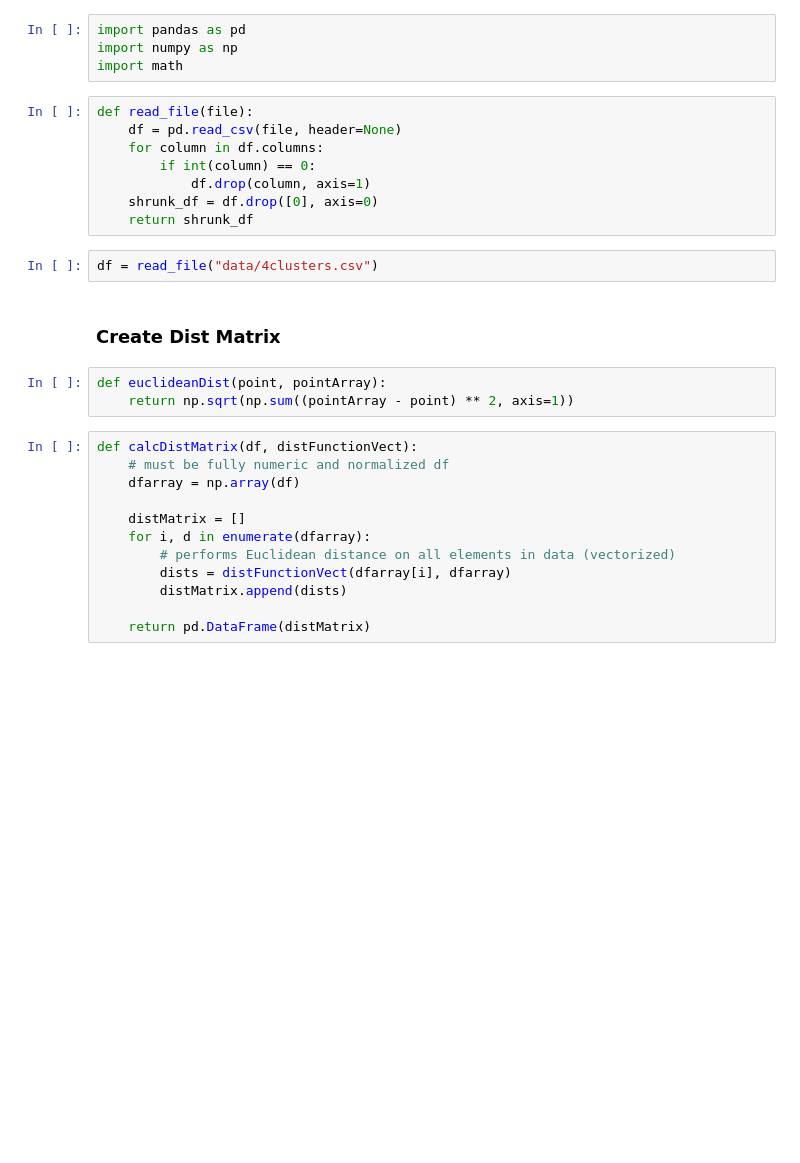
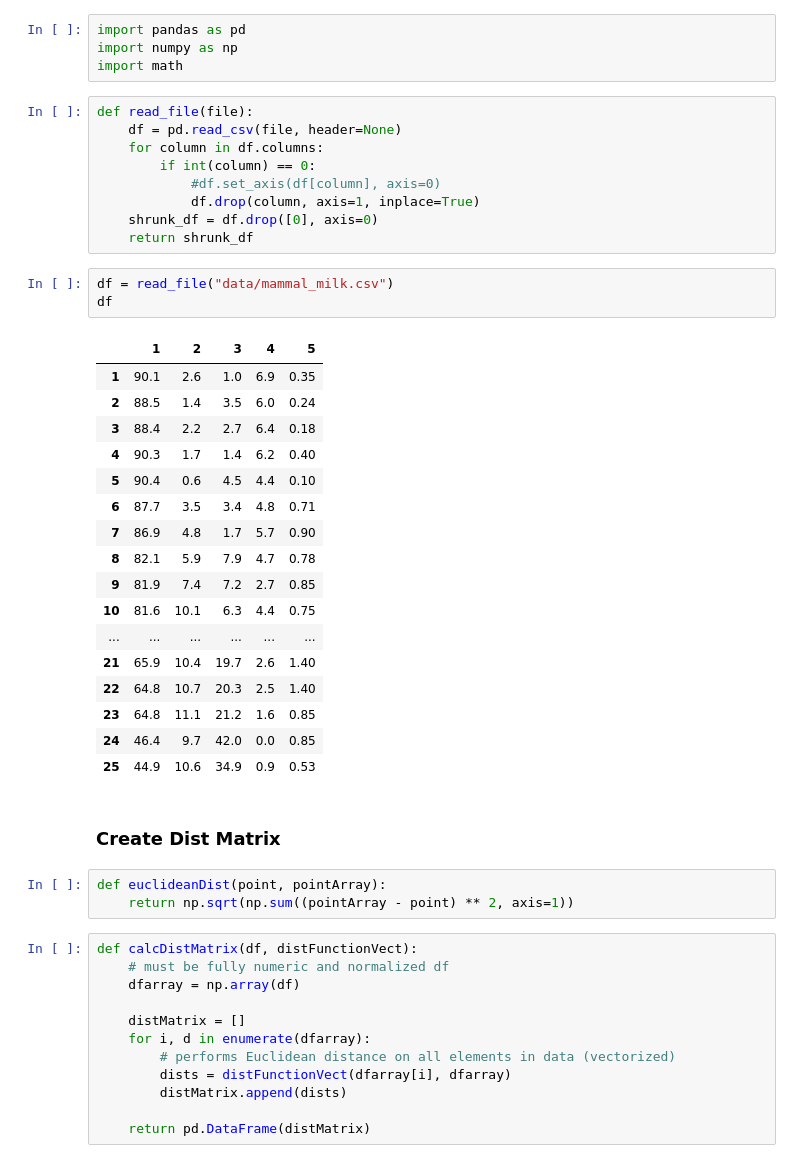
Before and after one commit to taylorbedrosian/Lab04-466-UnsupervisedLearning, a Jupyter notebook: hclustering.ipynb, the cells around one changed output. Drawn from its saved outputs; the diff is of its cells as text; blank space fills up the shorter version.

```diff
--- a/hclustering.ipynb
+++ b/hclustering.ipynb
@@ -7,11 +7,31 @@ def read_file(file):
     df = pd.read_csv(file, header=None)
     for column in df.columns:
         if int(column) == 0:
-            df.drop(column, axis=1)
+            #df.set_axis(df[column], axis=0)
+            df.drop(column, axis=1, inplace=True)
     shrunk_df = df.drop([0], axis=0)
     return shrunk_df
 # %%
-df = read_file("data/4clusters.csv")
+df = read_file("data/mammal_milk.csv")
+df
+# %% [output]
+|  | 1 | 2 | 3 | 4 | 5 |
+| 1 | 90.1 | 2.6 | 1.0 | 6.9 | 0.35 |
+| 2 | 88.5 | 1.4 | 3.5 | 6.0 | 0.24 |
+| 3 | 88.4 | 2.2 | 2.7 | 6.4 | 0.18 |
+| 4 | 90.3 | 1.7 | 1.4 | 6.2 | 0.40 |
+| 5 | 90.4 | 0.6 | 4.5 | 4.4 | 0.10 |
+| 6 | 87.7 | 3.5 | 3.4 | 4.8 | 0.71 |
+| 7 | 86.9 | 4.8 | 1.7 | 5.7 | 0.90 |
+| 8 | 82.1 | 5.9 | 7.9 | 4.7 | 0.78 |
+| 9 | 81.9 | 7.4 | 7.2 | 2.7 | 0.85 |
+| 10 | 81.6 | 10.1 | 6.3 | 4.4 | 0.75 |
+| ... | ... | ... | ... | ... | ... |
+| 21 | 65.9 | 10.4 | 19.7 | 2.6 | 1.40 |
+| 22 | 64.8 | 10.7 | 20.3 | 2.5 | 1.40 |
+| 23 | 64.8 | 11.1 | 21.2 | 1.6 | 0.85 |
+| 24 | 46.4 | 9.7 | 42.0 | 0.0 | 0.85 |
+| 25 | 44.9 | 10.6 | 34.9 | 0.9 | 0.53 |
 # %% [markdown]
 ### Create Dist Matrix
 # %%
```
Also changed, not shown: parts of 14 cells of this notebook, 1 other file.
